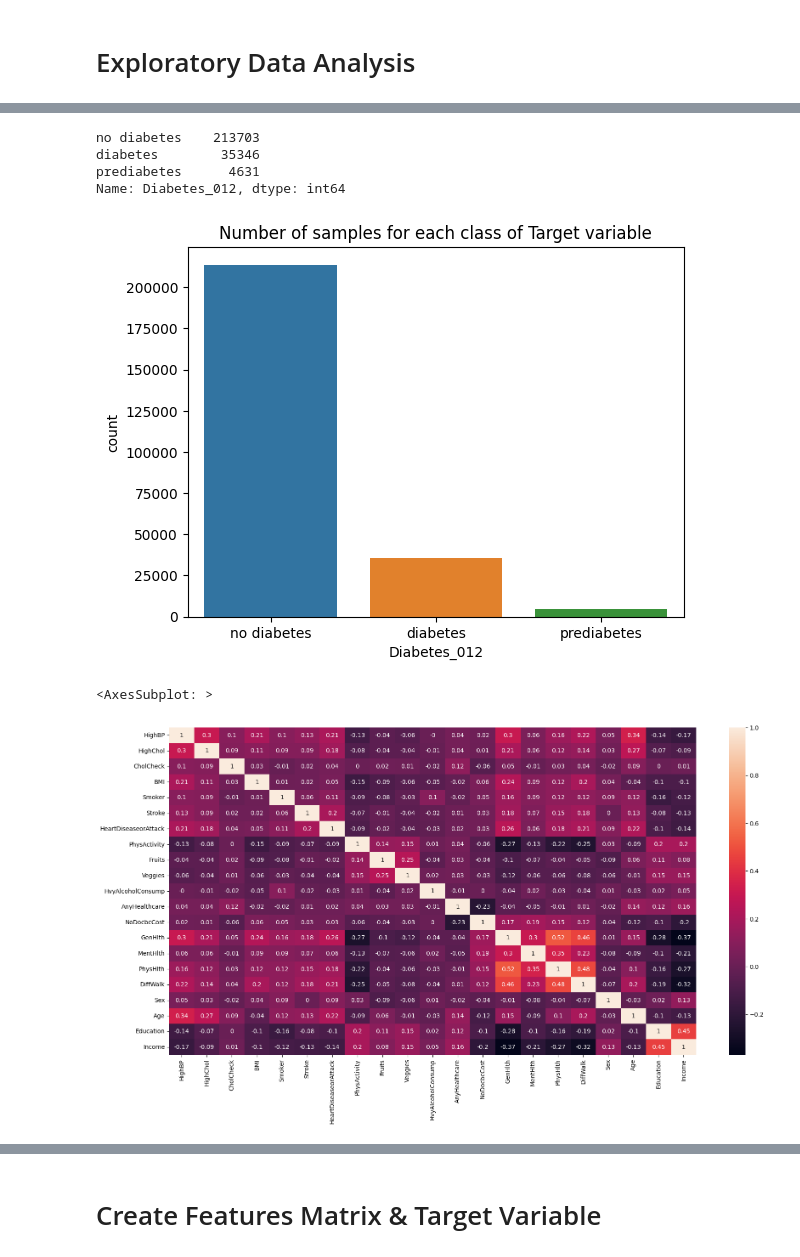
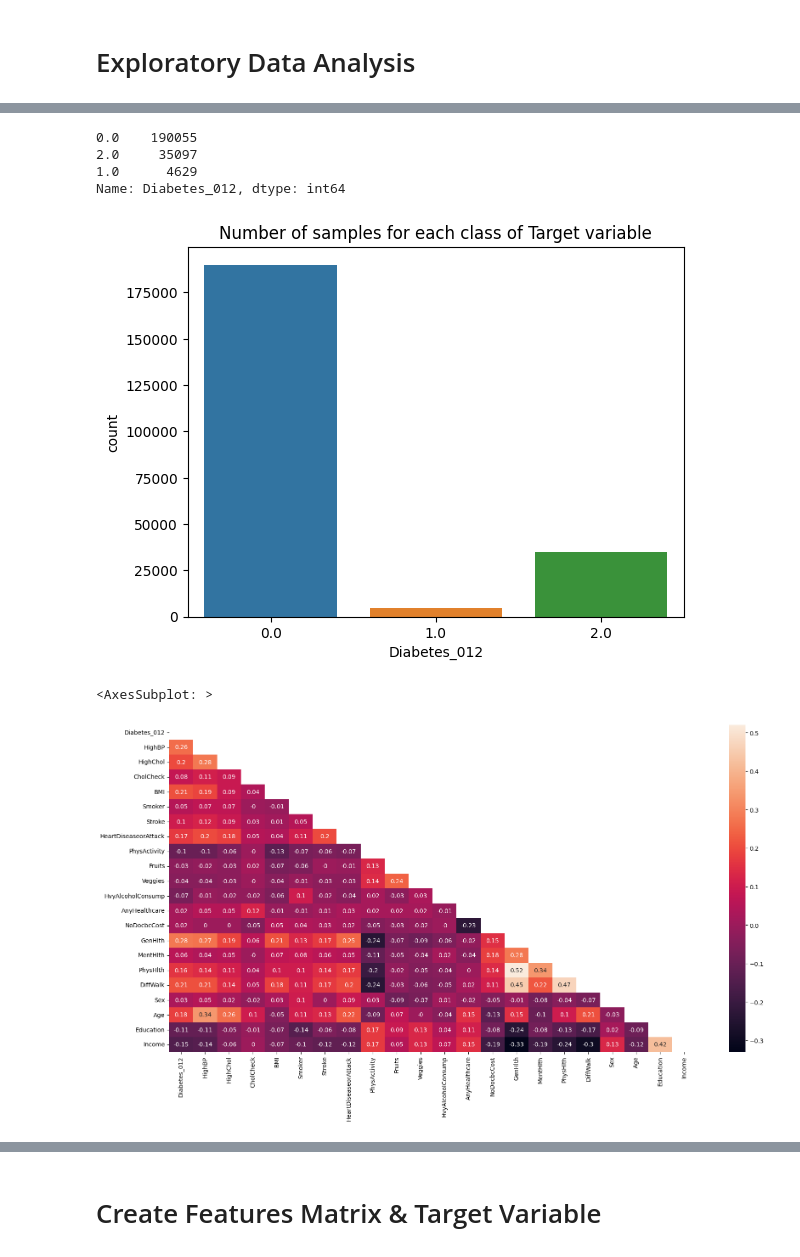
Before and after one commit to Mahdi-Abdullah/Diabetes-Health-Indicator-Using-Machine-Learning, a Jupyter notebook: Diabetes_Health_Indicator_Classification.ipynb, the cells around one changed output, grey strips where cells are left out. Cells and saved outputs as stored; diff of their text form; code cells hidden in the pictures.

```diff
--- a/Diabetes_Health_Indicator_Classification.ipynb
+++ b/Diabetes_Health_Indicator_Classification.ipynb
@@ -31,7 +36,3 @@ dataset
 | 253678 | 0.0 | 1.0 | 0.0 | 1.0 | 23.0 | 0.0 | 0.0 | 0.0 | ... |
 | 253679 | 2.0 | 1.0 | 1.0 | 1.0 | 25.0 | 0.0 | 0.0 | 1.0 | ... |
 253680 rows × 22 columns
-# %%
-# replace the target values with species names
-dataset['Diabetes_012'] = dataset['Diabetes_012'].replace([0.0, 1.0, 2.0],['no diabetes', 'prediabetes', 'diabetes'])
-dataset
@@ -51,0 +181,6 @@ dataset
+# %%
+# Dropping the duplicate values
+dataset.drop_duplicates(inplace=True)
+
+# New Shape of the dataset
+dataset.shape
@@ -51,0 +208,3 @@ dataset
+# %%
+# Replacing BMI greater than 50 with the median of BMI
+dataset['BMI'] = np.where(dataset['BMI'] > 50, dataset['BMI'].median(), dataset['BMI'])
@@ -69,25 +221,31 @@ dataset.describe()
 # let's check number of samples for each class of Terget variable
 dataset['Diabetes_012'].value_counts()
 # %% [output]
-no diabetes    213703
-diabetes        35346
-prediabetes      4631
+0.0    190055
+2.0     35097
+1.0      4629
 Name: Diabetes_012, dtype: int64
 # %%
 # let's visualise the number of samples for each class with count plot
 sns.countplot(x ='Diabetes_012', data = dataset)
 plt.title("Number of samples for each class of Target variable");
 # %% [output]
-[figure, old version]
+[figure, new version]
 # %%
-# corr() to calculate the correlation between variables
+# Correlation Matrix between all the features
 correlation_matrix = dataset.corr().round(2)
+
+# Return a array filled with zeros
+mask = np.zeros_like(correlation_matrix)
+
+# Return the indices for the upper-triangle of array
+mask[np.triu_indices_from(mask)] = True
 
 # changing the figure size
 plt.figure(figsize=(20, 10))
 
 # annot = True to print the values inside the square
-sns.heatmap(data=correlation_matrix, annot=True)
+sns.heatmap(data=correlation_matrix, annot=True, mask=mask)
 # %% [output]
 <AxesSubplot: >
-[figure, old version]
+[figure, new version]
```
Also changed, not shown: parts of 36 cells of this notebook, 1 other file.
